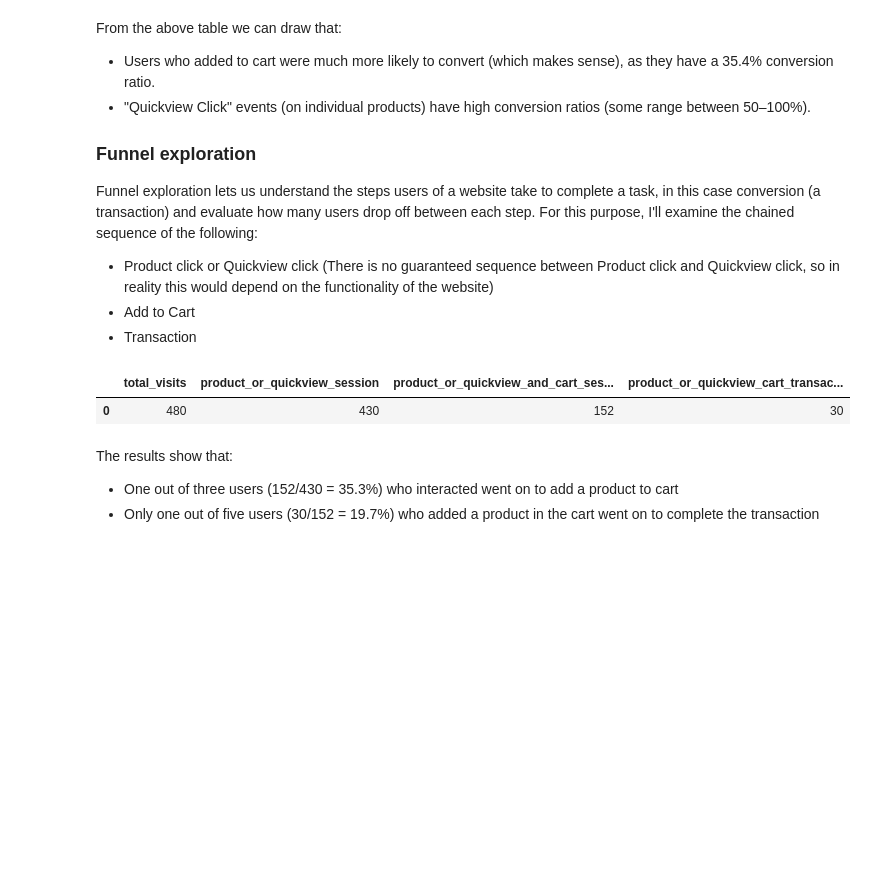
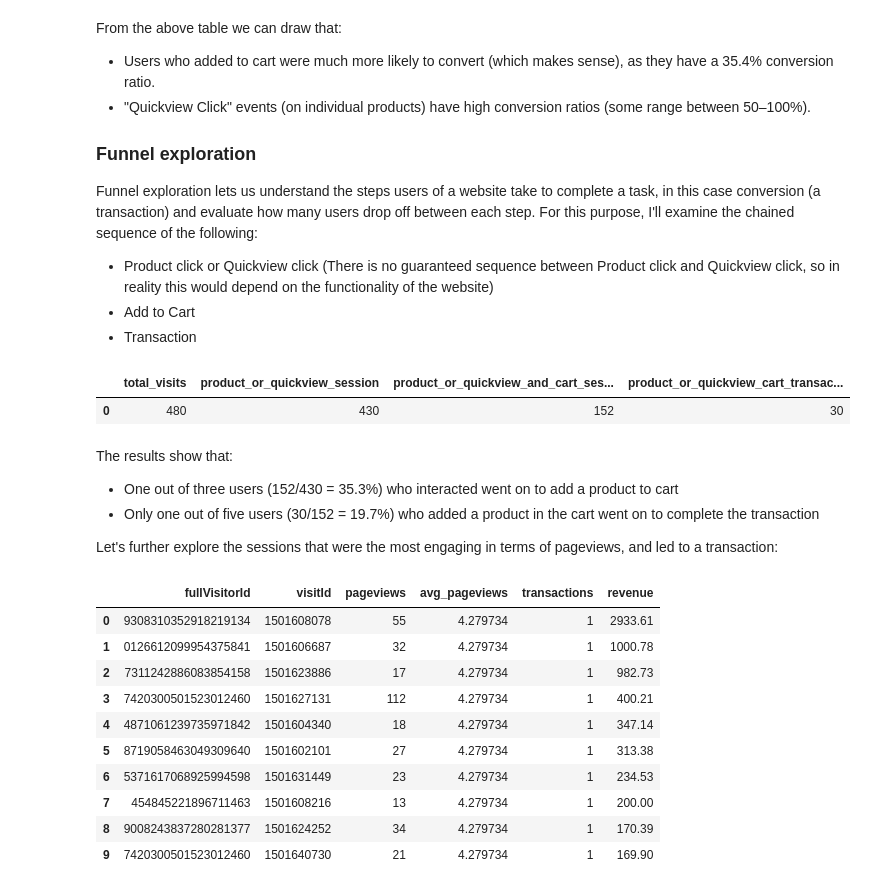
Before and after one commit to akprodromou/Google-Analytics-User-Analysis, a Jupyter notebook: notebooks/google_analytics_project.ipynb, the cells around one changed output. Saved outputs shown, nothing was run; the diff lists cells and outputs as text; code cells hidden in the pictures; blank space fills up the shorter version.

```diff
--- a/google_analytics_project.ipynb
+++ b/notebooks/google_analytics_project.ipynb
@@ -887,3 +891,47 @@ FROM
 The results show that:
 - One out of three users (152/430 = 35.3%) who interacted went on to add a product to cart
 - Only one out of five users (30/152 = 19.7%) who added a product in the cart went on to complete the transaction
+
+Let's further explore the sessions that were the most engaging in terms of pageviews, and led to a transaction:
+# %%
+%%bigquery
+
+WITH average_pageviews AS (
+  SELECT AVG(totals.pageviews) AS avg_pageviews
+    FROM `bigquery-public-data.google_analytics_sample.ga_sessions_20170801`
+    WHERE totals.pageviews IS NOT NULL
+)
+
+SELECT
+  fullVisitorId,
+  visitId,
+  totals.pageviews,
+  avg_pageviews,
+  totals.transactions,
+  totals.transactionRevenue / 1e6 AS revenue
+FROM
+  `bigquery-public-data.google_analytics_sample.ga_sessions_20170801`
+CROSS JOIN
+  average_pageviews
+WHERE
+  totals.transactions IS NOT NULL
+  AND totals.pageviews > (
+    SELECT AVG(totals.pageviews) AS avg_pageviews
+    FROM `bigquery-public-data.google_analytics_sample.ga_sessions_20170801`
+    WHERE totals.pageviews IS NOT NULL
+  )
+ORDER BY
+  revenue DESC
+LIMIT 10;
+# %% [output]
+|  | fullVisitorId | visitId | pageviews | avg_pageviews | transactions | revenue |
+| 0 | 9308310352918219134 | 1501608078 | 55 | 4.279734 | 1 | 2933.61 |
+| 1 | 0126612099954375841 | 1501606687 | 32 | 4.279734 | 1 | 1000.78 |
+| 2 | 7311242886083854158 | 1501623886 | 17 | 4.279734 | 1 | 982.73 |
+| 3 | 7420300501523012460 | 1501627131 | 112 | 4.279734 | 1 | 400.21 |
+| 4 | 4871061239735971842 | 1501604340 | 18 | 4.279734 | 1 | 347.14 |
+| 5 | 8719058463049309640 | 1501602101 | 27 | 4.279734 | 1 | 313.38 |
+| 6 | 5371617068925994598 | 1501631449 | 23 | 4.279734 | 1 | 234.53 |
+| 7 | 454845221896711463 | 1501608216 | 13 | 4.279734 | 1 | 200.00 |
+| 8 | 9008243837280281377 | 1501624252 | 34 | 4.279734 | 1 | 170.39 |
+| 9 | 7420300501523012460 | 1501640730 | 21 | 4.279734 | 1 | 169.90 |
```
Also changed, not shown: parts of 4 cells of this notebook, 1 other file.
